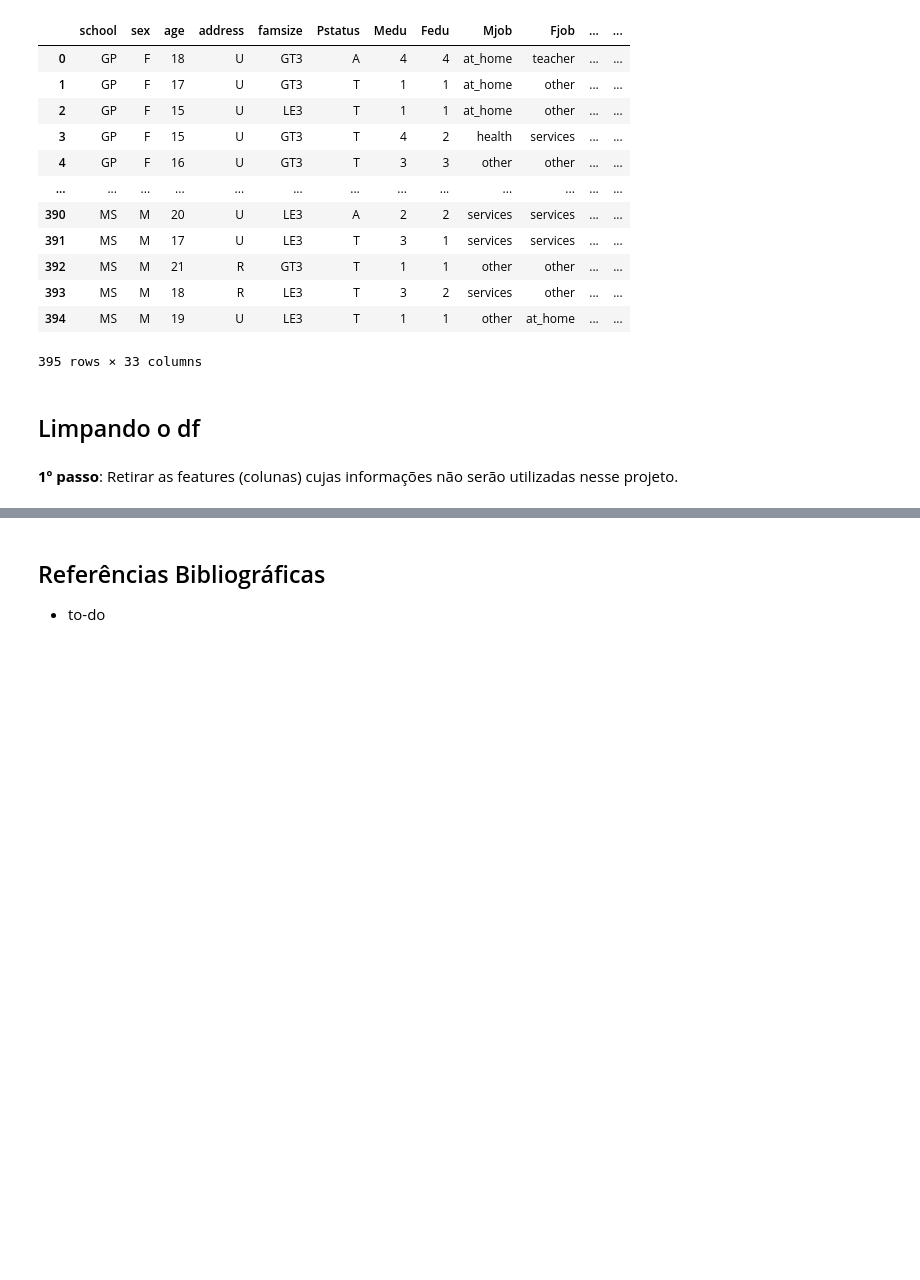
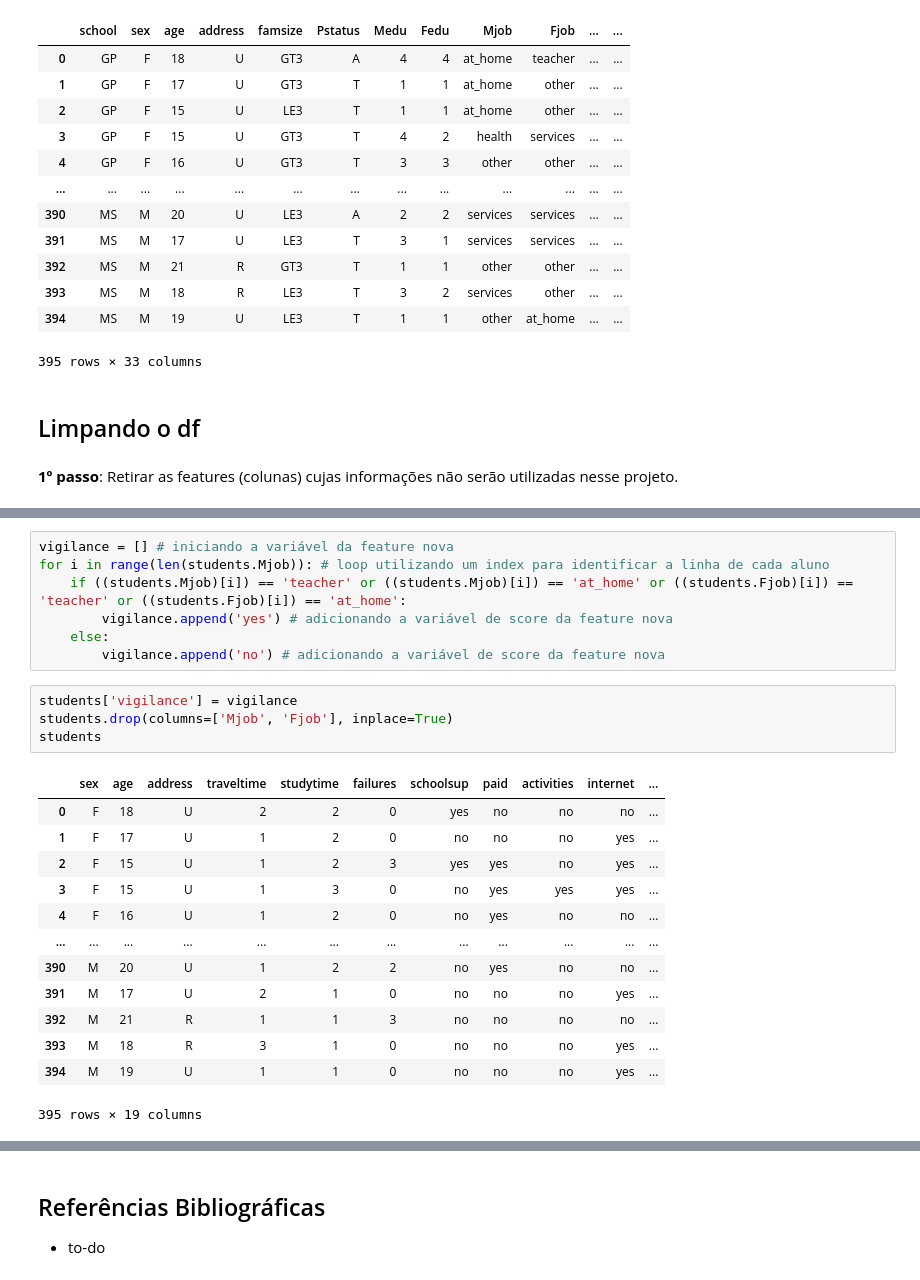
Before and after one commit to G3mha/why-students-fail-school, a Jupyter notebook: Project2.ipynb, the cells around one changed output, grey strips where cells are left out. Saved outputs shown, nothing was run; the diff lists cells and outputs as text; blank space fills up the shorter version.

```diff
--- a/Project2.ipynb
+++ b/Project2.ipynb
@@ -117,0 +196,25 @@ for
+# %%
+vigilance = [] # iniciando a variável da feature nova
+for i in range(len(students.Mjob)): # loop utilizando um index para identificar a linha de cada aluno
+    if ((students.Mjob)[i]) == 'teacher' or ((students.Mjob)[i]) == 'at_home' or ((students.Fjob)[i]) == 'teacher' or ((students.Fjob)[i]) == 'at_home':
+        vigilance.append('yes') # adicionando a variável de score da feature nova
+    else:
+        vigilance.append('no') # adicionando a variável de score da feature nova
+# %%
+students['vigilance'] = vigilance
+students.drop(columns=['Mjob', 'Fjob'], inplace=True)
+students
+# %% [output]
+|  | sex | age | address | traveltime | studytime | failures | schoolsup | paid | activities | internet | ... |
+| 0 | F | 18 | U | 2 | 2 | 0 | yes | no | no | no | ... |
+| 1 | F | 17 | U | 1 | 2 | 0 | no | no | no | yes | ... |
+| 2 | F | 15 | U | 1 | 2 | 3 | yes | yes | no | yes | ... |
+| 3 | F | 15 | U | 1 | 3 | 0 | no | yes | yes | yes | ... |
+| 4 | F | 16 | U | 1 | 2 | 0 | no | yes | no | no | ... |
+| ... | ... | ... | ... | ... | ... | ... | ... | ... | ... | ... | ... |
+| 390 | M | 20 | U | 1 | 2 | 2 | no | yes | no | no | ... |
+| 391 | M | 17 | U | 2 | 1 | 0 | no | no | no | yes | ... |
+| 392 | M | 21 | R | 1 | 1 | 3 | no | no | no | no | ... |
+| 393 | M | 18 | R | 3 | 1 | 0 | no | no | no | yes | ... |
+| 394 | M | 19 | U | 1 | 1 | 0 | no | no | no | yes | ... |
+395 rows × 19 columns
```
Also changed, not shown: parts of 17 cells of this notebook.
